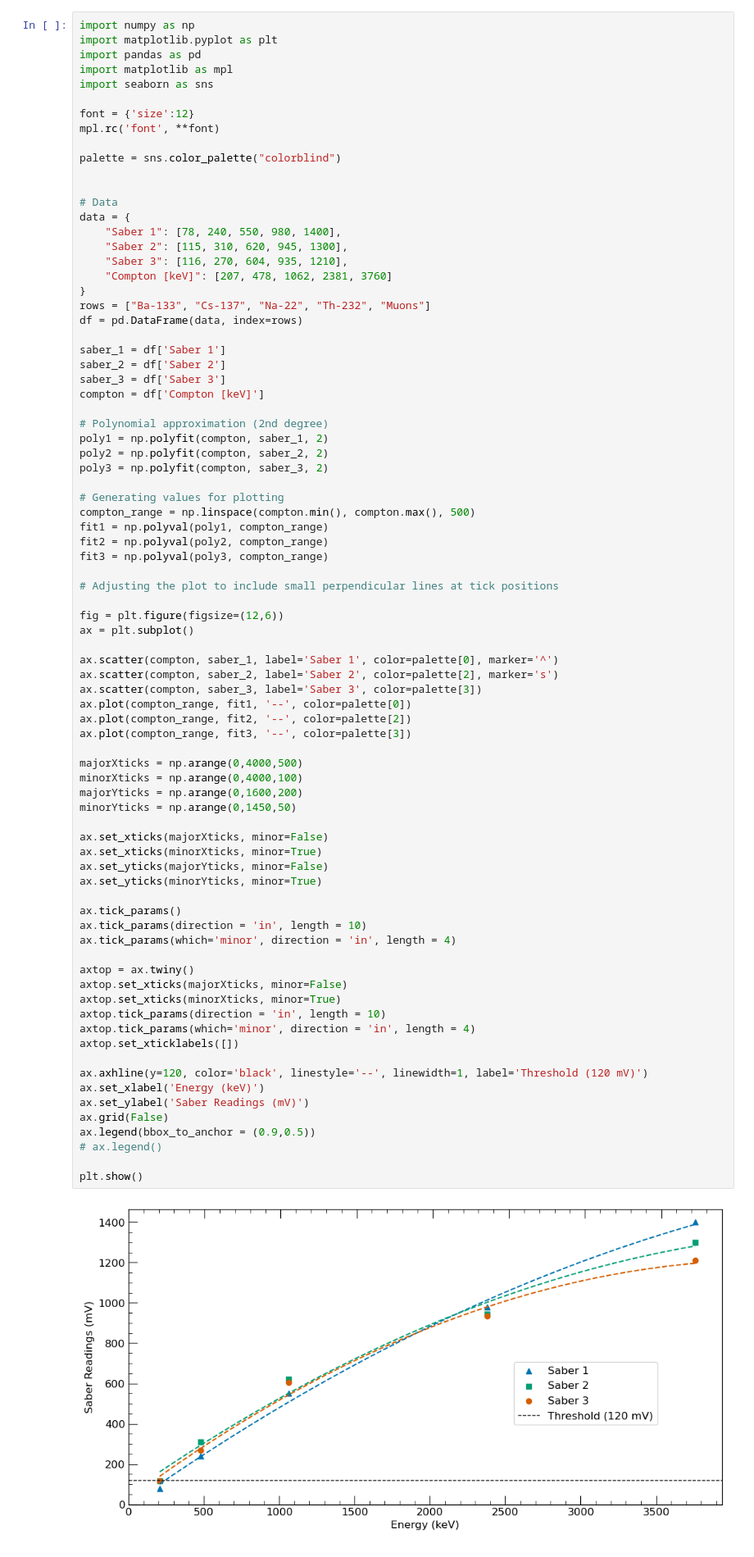
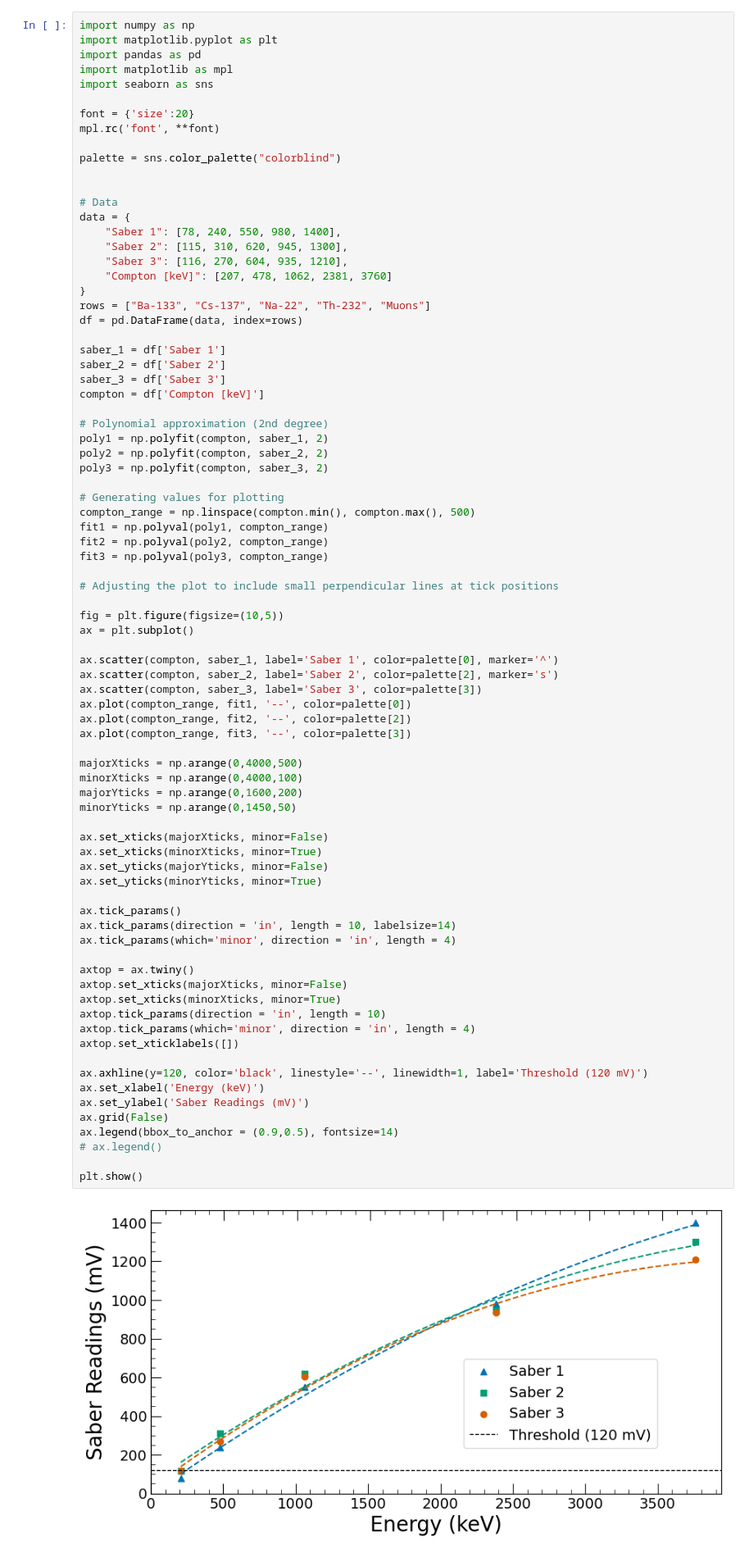
Before and after one commit to nyuad-astroparticle/tes-geant, a Jupyter notebook: analysis/saber_calibration.ipynb, the cells around one changed output. Shown at 82% size. Saved outputs shown, nothing was run; the diff lists cells and outputs as text.

Commit message:
saber plot

```diff
--- a/analysis/saber_calibration.ipynb
+++ b/analysis/saber_calibration.ipynb
@@ -5,7 +5,7 @@ import pandas as pd
 import matplotlib as mpl
 import seaborn as sns
 
-font = {'size':12}
+font = {'size':20}
 mpl.rc('font', **font)
 
 palette = sns.color_palette("colorblind")
@@ -39,7 +39,7 @@ fit3 = np.polyval(poly3, compton_range)
 
 # Adjusting the plot to include small perpendicular lines at tick positions
 
-fig = plt.figure(figsize=(12,6))
+fig = plt.figure(figsize=(10,5))
 ax = plt.subplot()
 
 ax.scatter(compton, saber_1, label='Saber 1', color=palette[0], marker='^')
@@ -50,36 +50,36 @@ ax.plot(compton_range, fit2, '--', color=palette[2])
 ax.plot(compton_range, fit3, '--', color=palette[3])
 
 majorXticks = np.arange(0,4000,500)
 minorXticks = np.arange(0,4000,100)
 majorYticks = np.arange(0,1600,200)
 minorYticks = np.arange(0,1450,50)
 
 ax.set_xticks(majorXticks, minor=False)
 ax.set_xticks(minorXticks, minor=True)
 ax.set_yticks(majorYticks, minor=False)
 ax.set_yticks(minorYticks, minor=True)
 
 ax.tick_params()
-ax.tick_params(direction = 'in', length = 10)
+ax.tick_params(direction = 'in', length = 10, labelsize=14)
 ax.tick_params(which='minor', direction = 'in', length = 4)
 
 axtop = ax.twiny()
 axtop.set_xticks(majorXticks, minor=False)
 axtop.set_xticks(minorXticks, minor=True)
 axtop.tick_params(direction = 'in', length = 10)
 axtop.tick_params(which='minor', direction = 'in', length = 4)
 axtop.set_xticklabels([])
 
 ax.axhline(y=120, color='black', linestyle='--', linewidth=1, label='Threshold (120 mV)')
 ax.set_xlabel('Energy (keV)')
 ax.set_ylabel('Saber Readings (mV)')
 ax.grid(False)
-ax.legend(bbox_to_anchor = (0.9,0.5))
+ax.legend(bbox_to_anchor = (0.9,0.5), fontsize=14)
 # ax.legend()
 
 plt.show()
 # %% [output]
-[figure, old version]
+[figure, new version]
 # %% [markdown]
 ## Error Calculation in Polynomial Regression
 
```
